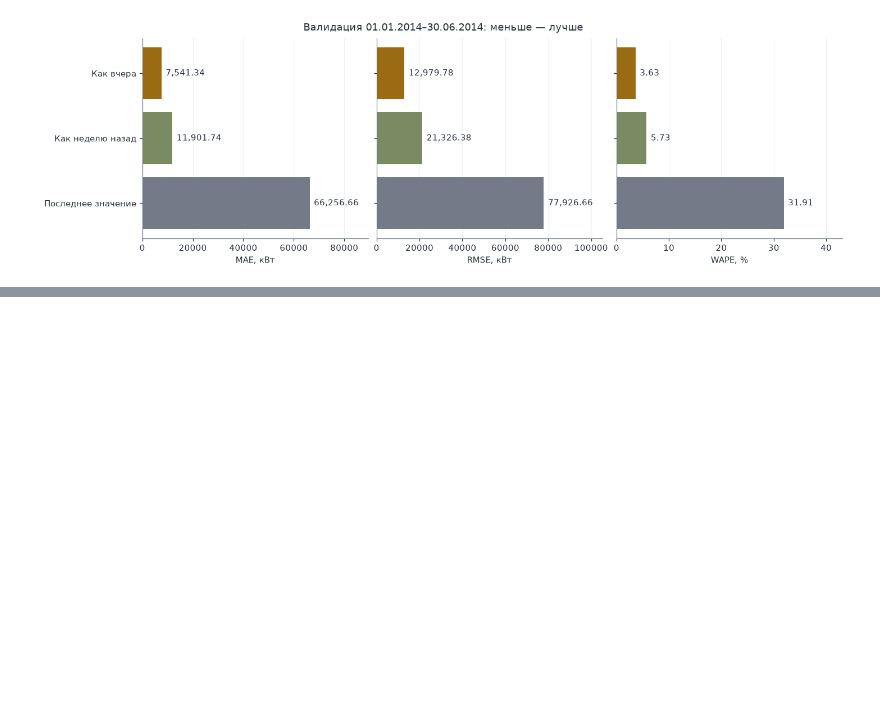
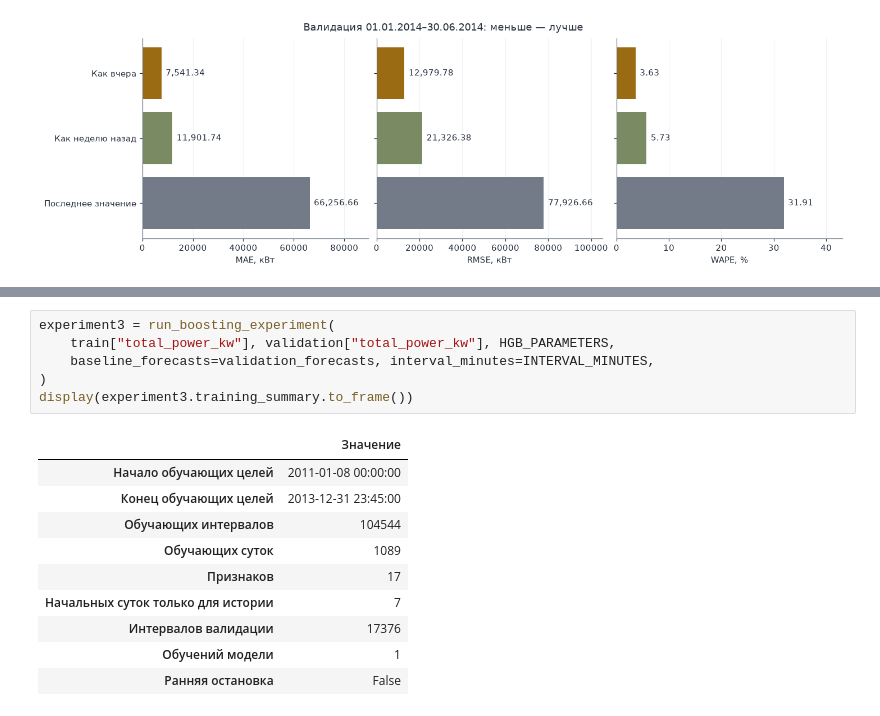
Before and after one commit to vladmaksurov-ai/ElectricityLoad, a Jupyter notebook: notebooks/ML_ElectricityLoad.ipynb, the cells around one changed output, grey strips where cells are left out. Drawn from its saved outputs; the diff is of its cells as text; blank space fills up the shorter version.

```diff
--- a/notebooks/ML_ElectricityLoad.ipynb
+++ b/notebooks/ML_ElectricityLoad.ipynb
@@ -318,0 +355,17 @@ MAE ниже метода «Последнее значение» на **88.62%*
+# %%
+experiment3 = run_boosting_experiment(
+    train["total_power_kw"], validation["total_power_kw"], HGB_PARAMETERS,
+    baseline_forecasts=validation_forecasts, interval_minutes=INTERVAL_MINUTES,
+)
+display(experiment3.training_summary.to_frame())
+# %% [output]
+|  | Значение |
+| Начало обучающих целей | 2011-01-08 00:00:00 |
+| Конец обучающих целей | 2013-12-31 23:45:00 |
+| Обучающих интервалов | 104544 |
+| Обучающих суток | 1089 |
+| Признаков | 17 |
+| Начальных суток только для истории | 7 |
+| Интервалов валидации | 17376 |
+| Обучений модели | 1 |
+| Ранняя остановка | False |
```
Also changed, not shown: parts of 12 cells of this notebook, 7 other files.
